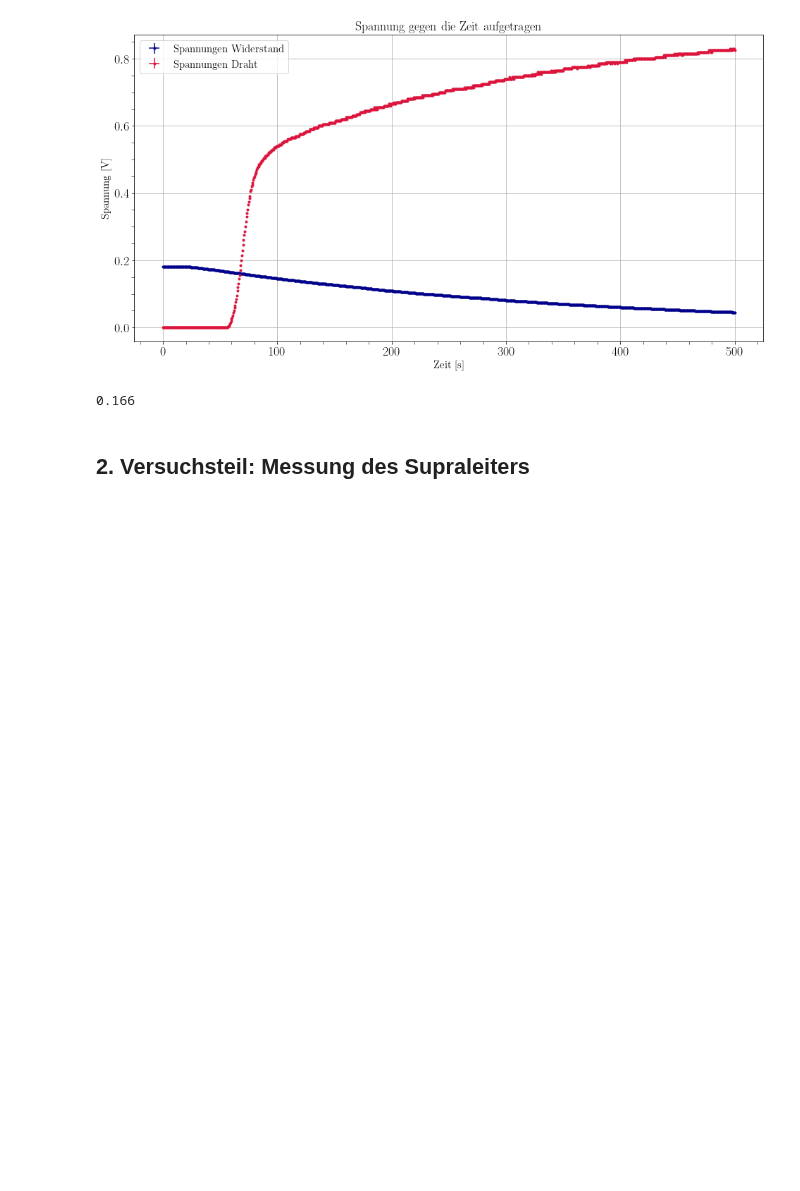
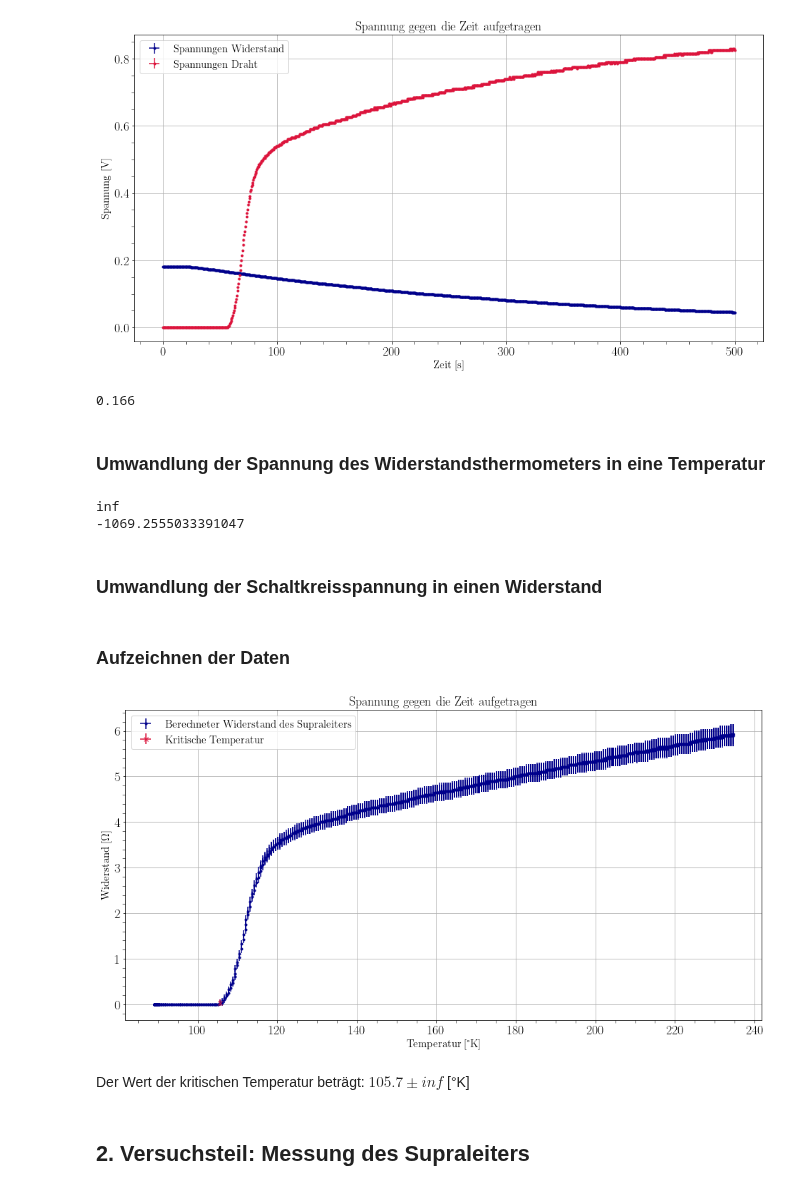
Before and after one commit to MayerPablo/FP, a Jupyter notebook: Supraleiter/Supraleier.ipynb, the cells around one changed output. Drawn from its saved outputs; the diff is of its cells as text; code cells hidden in the pictures; blank space fills up the shorter version.

Commit message:
Widerstand gegen Temperatur

```diff
--- a/Supraleiter/Supraleier.ipynb
+++ b/Supraleiter/Supraleier.ipynb
@@ -175,3 +175,8 @@ kupferMessung5 = pd.read_csv('Messung_5_Kupfer.csv')
 zeitKupferMessung5 = kupferMessung5['Zeit t / s'].to_numpy()
 spannungUA1KupferMessung5 = kupferMessung5['Spannung U_A1 / V'].to_numpy()
 spannungUB1KupferMessung5 = kupferMessung5['Spannung U_B1 / V'].to_numpy()
+
+spannungErr = 0.01 # V
+
+stromStärke = 140e-3      # A
+stromStärkeErr = 5e-3  # A
@@ -363,6 +364,72 @@ print(spannungUA1Messung1HTS[max(np.where(spannungUB1Messung1HTS==0)[0])])
 # %% [output]
 [figure]
 0.166
+# %% [markdown]
+### Umwandlung der Spannung des Widerstandsthermometers in eine Temperatur
+# %%
+# Umwandlung Spannung -> Temperatur für Kupfer
+
+spannungKalt = 192.35e-3 # V
+spannungWarm = -9.8e-3   # V
+spannung
+
+
+tempFlüssigerStickstoff = 77 # °K
+tempRaum = 293.15             # °K = 20 °C
+
+m = bestM(np.array([spannungKalt, spannungWarm]),np.array([tempFlüssigerStickstoff, tempRaum])) # °K/V
+b = bestB(np.array([spannungKalt, spannungWarm]),np.array([tempFlüssigerStickstoff, tempRaum])) # °K
+
+mErr = stuM(np.array([spannungKalt, spannungWarm]),np.array([tempFlüssigerStickstoff, tempRaum])) # °K/V
+bErr = stuB(np.array([spannungKalt, spannungWarm]),np.array([tempFlüssigerStickstoff, tempRaum])) # °K
+
+print(mErr)
+
+print(m)
+temperaturMessung1HTS = spannungUA1Messung1HTS*(m) + b
+temperaturMessung1HTSErr = spannungUA1Messung1HTS*(m+mErr) + bErr
+# %% [output]
+inf
+-1069.2555033391047
+# %% [markdown]
+### Umwandlung der Schaltkreisspannung in einen Widerstand
+# %%
+widerstandMessung1HTS = np.array([])
+widerstandMessung1HTSErr = np.array([])
+
+for el in spannungUB1Messung1HTS:
+    widerstand, widerstandErr = DivisionMitFehler(el, spannungErr,stromStärke,stromStärkeErr)
+    widerstandMessung1HTS = np.append(widerstandMessung1HTS, widerstand)
+    widerstandMessung1HTSErr = np.append(widerstandMessung1HTSErr, widerstandErr)
+# %% [markdown]
+### Aufzeichnen der Daten
+# %%
+# Plotgröße anpassen
+plt.figure(figsize=(16, 8))
+
+# Daten zeichnen
+plt.errorbar(temperaturMessung1HTS, widerstandMessung1HTS, xerr=temperaturMessung1HTSErr, yerr=widerstandMessung1HTSErr,
+             fmt='.', color='darkblue', label='Berechneter Widerstand des Supraleiters')
+
+# Kritische Temperatur einzeichnen
+plt.errorbar(temperaturMessung1HTS[114], widerstandMessung1HTS[114], xerr=temperaturMessung1HTSErr[114], yerr=widerstandMessung1HTSErr[114],
+                                    fmt='x', color='crimson', label='Kritische Temperatur')
+
+
+# labels und legend
+plt.xlabel(r'Temperatur [°K]')
+plt.ylabel(r'Widerstand [$\Omega$]')
+plt.legend()
+
+# Plot anzeigen lassen
+plt.grid(True)
+plt.title('Spannung gegen die Zeit aufgetragen')
+plt.show()
+
+md(f"""Der Wert der kritischen Temperatur beträgt: ${temperaturMessung1HTS[114]:.1f} \pm {temperaturMessung1HTSErr[114]:.1f}$ [°K]""")
+# %% [output]
+[figure, added]
+Der Wert der kritischen Temperatur beträgt: $105.7 \pm inf$ [°K]
 # %% [markdown]
 ## 2. Versuchsteil: Messung des Supraleiters
 # %% [markdown]
```
Also changed, not shown: parts of 4 cells of this notebook.
